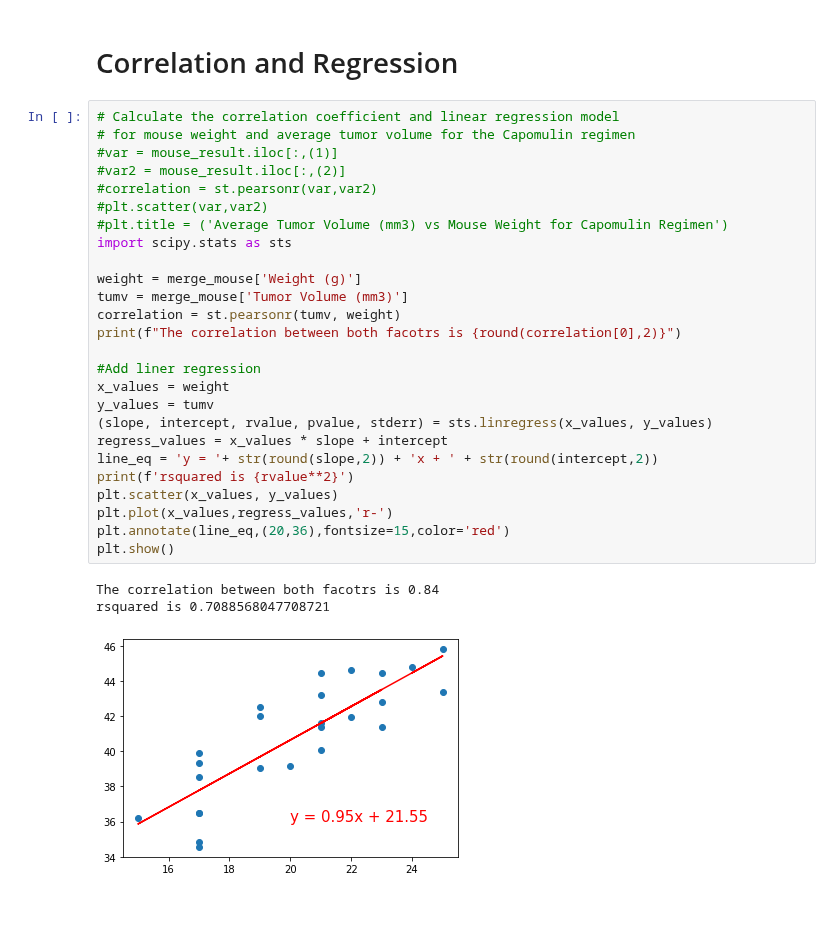
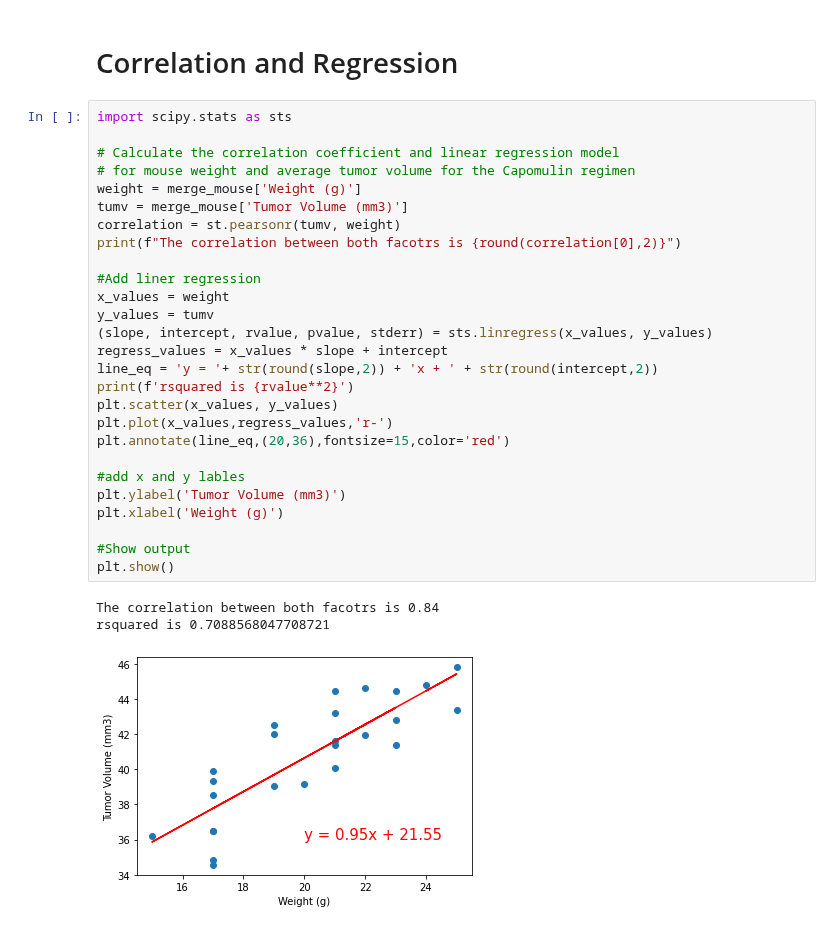
Before and after one commit to CarmiSmith/Matplotlib-Homework, a Jupyter notebook: pymaceuticals_homework.ipynb, the cells around one changed output. Saved outputs shown, nothing was run; the diff lists cells and outputs as text.

```diff
--- a/pymaceuticals_homework.ipynb
+++ b/pymaceuticals_homework.ipynb
@@ -350,32 +391,33 @@ plt.show()
 # %% [markdown]
 # Correlation and Regression
 # %%
+import scipy.stats as sts
+
 # Calculate the correlation coefficient and linear regression model
 # for mouse weight and average tumor volume for the Capomulin regimen
-#var = mouse_result.iloc[:,(1)]
-#var2 = mouse_result.iloc[:,(2)]
-#correlation = st.pearsonr(var,var2)
-#plt.scatter(var,var2)
-#plt.title = ('Average Tumor Volume (mm3) vs Mouse Weight for Capomulin Regimen')
-import scipy.stats as sts
-
 weight = merge_mouse['Weight (g)']
 tumv = merge_mouse['Tumor Volume (mm3)']
 correlation = st.pearsonr(tumv, weight)
 print(f"The correlation between both facotrs is {round(correlation[0],2)}")
 
 #Add liner regression
 x_values = weight
 y_values = tumv
 (slope, intercept, rvalue, pvalue, stderr) = sts.linregress(x_values, y_values)
 regress_values = x_values * slope + intercept
 line_eq = 'y = '+ str(round(slope,2)) + 'x + ' + str(round(intercept,2))
 print(f'rsquared is {rvalue**2}')
 plt.scatter(x_values, y_values)
 plt.plot(x_values,regress_values,'r-')
 plt.annotate(line_eq,(20,36),fontsize=15,color='red')
+
+#add x and y lables
+plt.ylabel('Tumor Volume (mm3)')
+plt.xlabel('Weight (g)')
+
+#Show output
 plt.show()
 # %% [output]
 The correlation between both facotrs is 0.84
 rsquared is 0.7088568047708721
-[figure, old version]
+[figure, new version]
```
Also changed, not shown: parts of 21 cells of this notebook.
